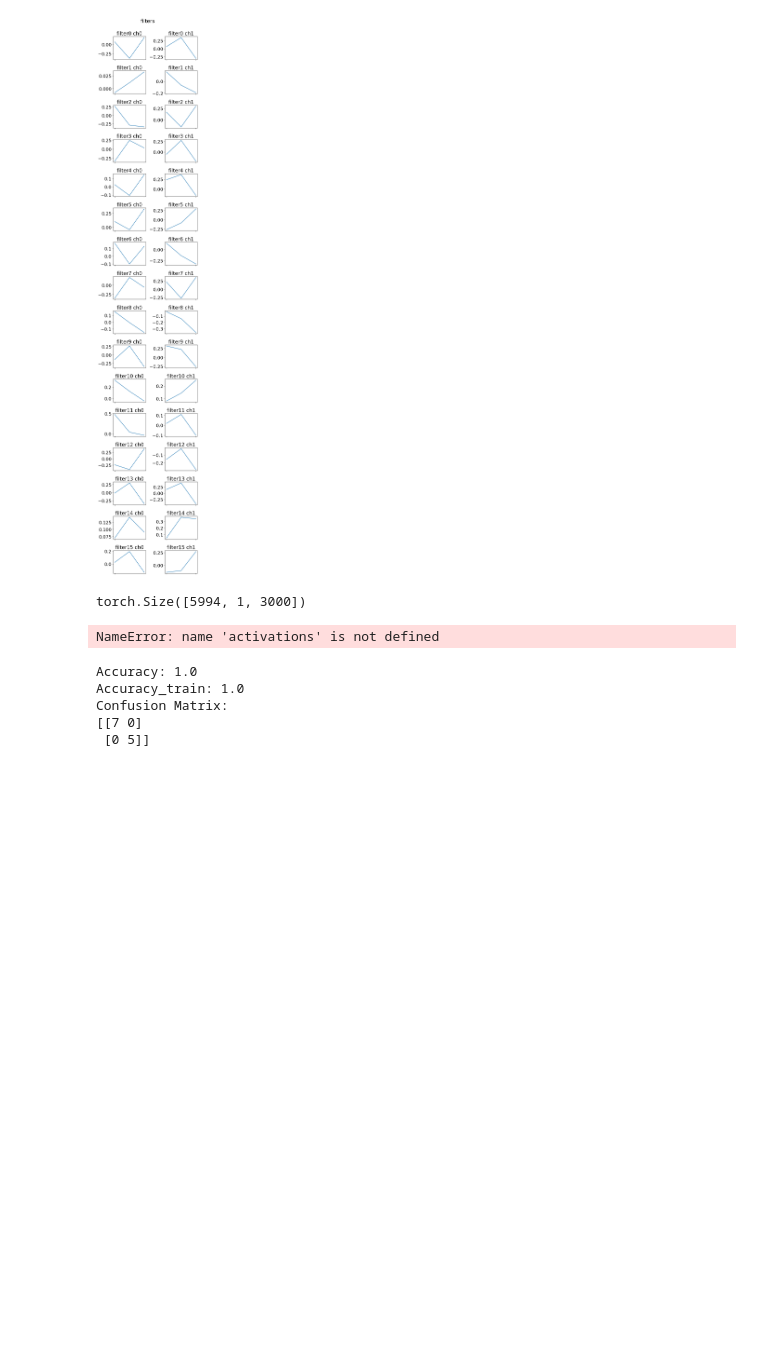
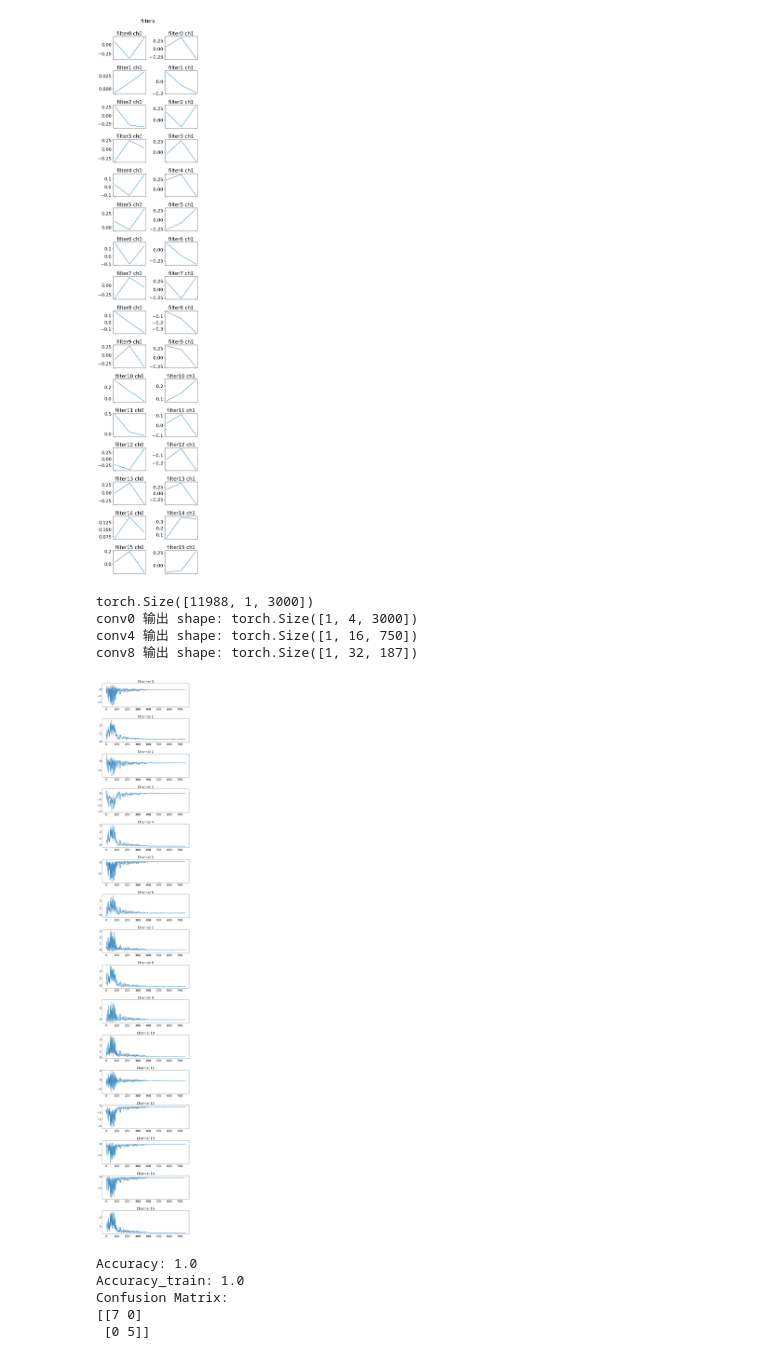
Before and after one commit to XiongStony/data_analyse, a Jupyter notebook: bloodmeat_CNN.ipynb, the cells around one changed output. Cells and saved outputs as stored; diff of their text form; code cells hidden in the pictures; blank space fills up the shorter version.

```diff
--- a/bloodmeat_CNN.ipynb
+++ b/bloodmeat_CNN.ipynb
@@ -291,23 +263,53 @@ plt.show()
 # %% [output]
 [figure]
 # %%
+activations = {}
+
+def get_activation(name):
+    def hook(model, input, output):
+        activations[name] = output.detach().cpu()
+    return hook
+
+# 给每个 Conv1d 注册 hook
+for idx, layer in enumerate(model.feature_extractor):
+    if isinstance(layer, nn.Conv1d):
+        layer.register_forward_hook(get_activation(f"conv{idx}"))
+conv1 = model.feature_extractor[0]
+
+# with torch.no_grad():
+#     # modify weights of the first Conv1d layer
+#     kernels = [
+#         [-1,  0,  1],
+#         [-1,  1, -1],
+#         [ 1, -1,  1],
+#         [ 1,  0, -1]
+#     ]
+#     # for in_channels=1, weight.data[i, :, :] has shape (1, 3)
+#     for i, k in enumerate(kernels):
+#         t = torch.tensor(k, dtype=conv1.weight.dtype, device=conv1.weight.device)
+#         conv1.weight.data[i, :, :] = t.unsqueeze(0)
+# for param in conv1.parameters():
+#     param.requires_grad = False
 sample = X_train_tensor[100].unsqueeze(0).to(device)
 _ = model(sample)
 print(X_train_tensor.shape)
 # 查看各层通道数
 for name, feat in activations.items():
     print(f"{name} 输出 shape:", feat.shape)
     # feat.shape = (1, out_channels, L_out)
 cnn_out = activations['conv4'].squeeze(0).numpy()
 fig, axes = plt.subplots(cnn_out.shape[0], 1, figsize=[10, 4*cnn_out.shape[0]])
 fig.subplots_adjust(hspace=0.5, wspace=0.4)
 for i in range(cnn_out.shape[0]):
     axes[i].plot(cnn_out[i])
     axes[i].set_title(f"Channel {i}")
 plt.show()
 # %% [output]
-torch.Size([5994, 1, 3000])
+torch.Size([11988, 1, 3000])
+conv0 输出 shape: torch.Size([1, 4, 3000])
+conv4 输出 shape: torch.Size([1, 16, 750])
+conv8 输出 shape: torch.Size([1, 32, 187])
-NameError: name 'activations' is not defined
+[figure, added]
 # %%
 # Evaluate the model
 model.eval()
```
Also changed, not shown: parts of 3 cells of this notebook, 3 other files.
